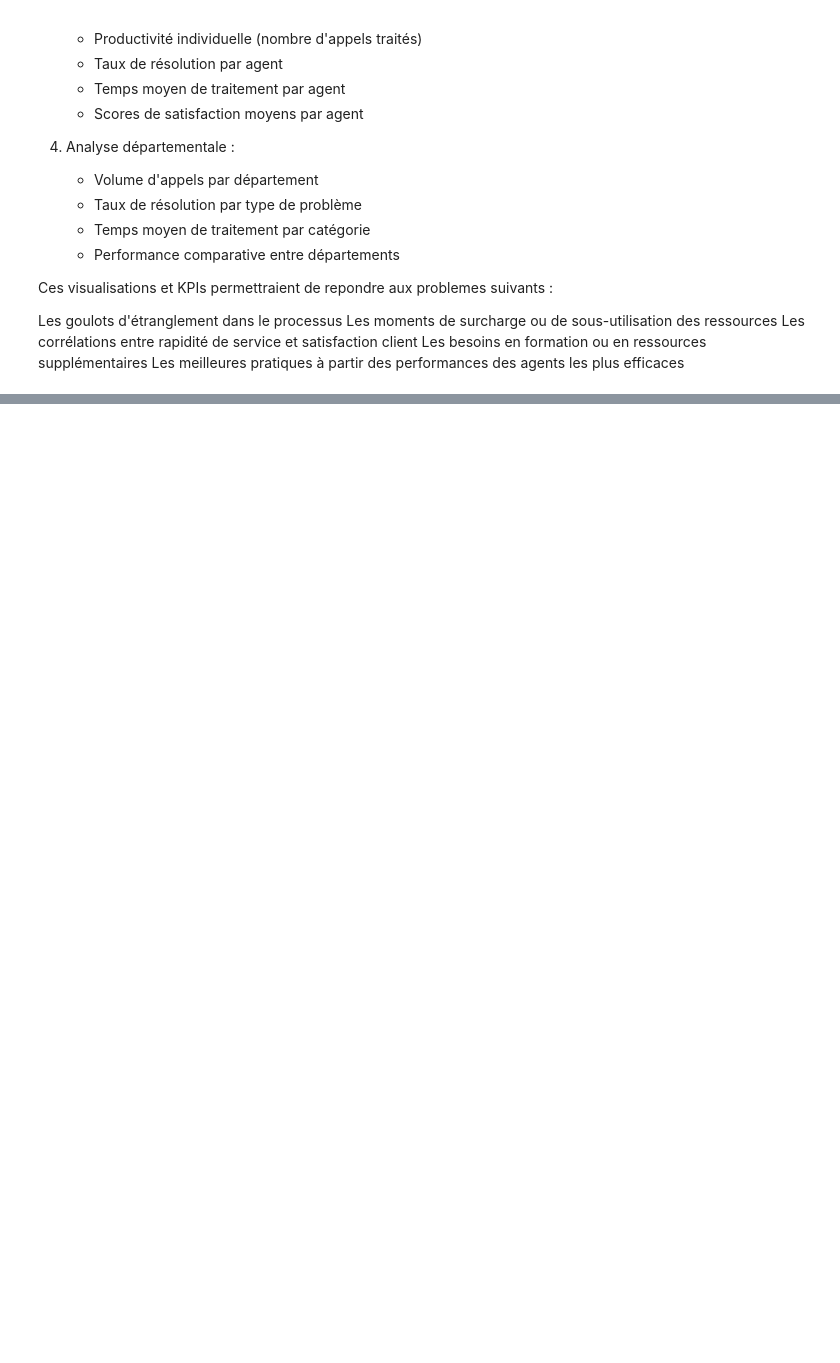
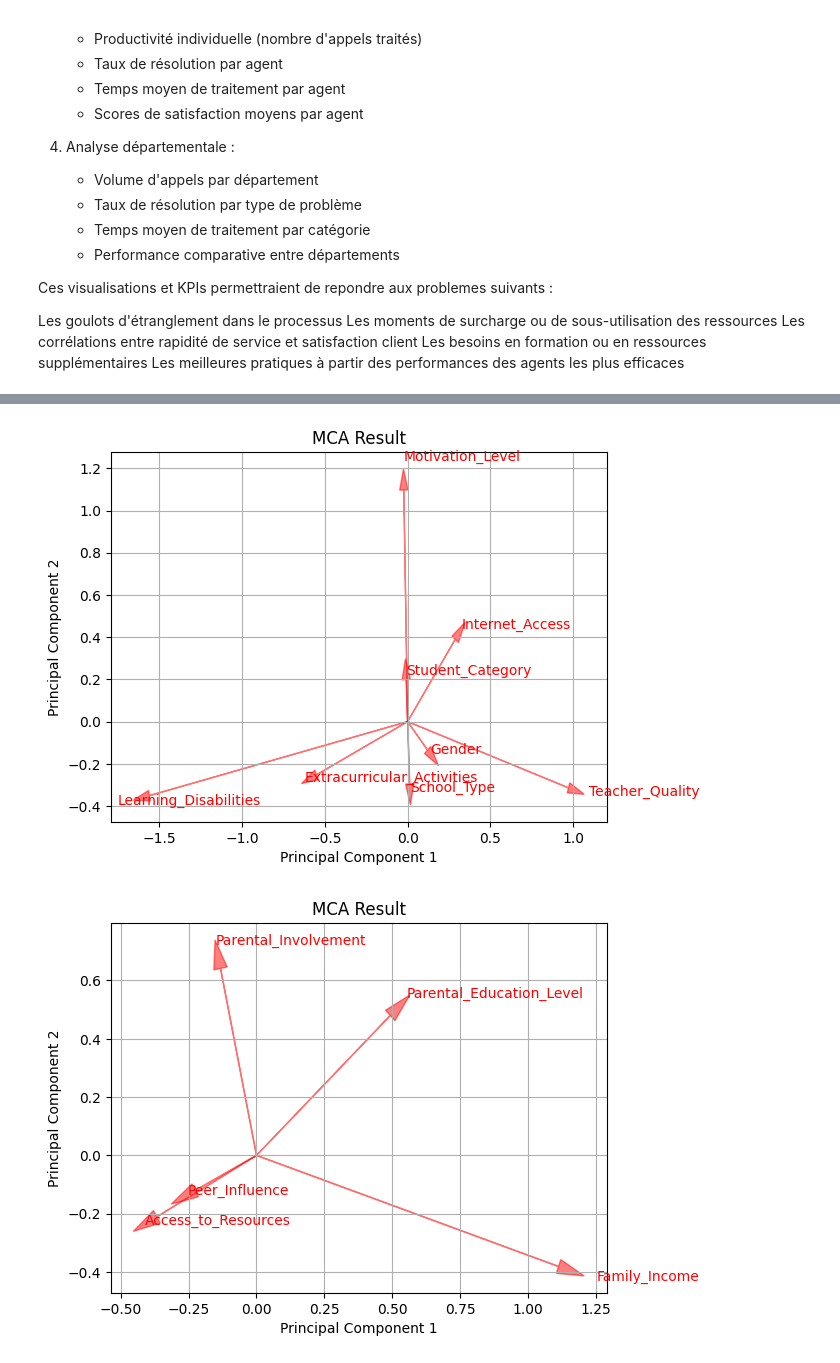
Before and after one commit to Dzeu237/Projet_Viz, a Jupyter notebook: Projet_viz.ipynb, the cells around one changed output, grey strips where cells are left out. Drawn from its saved outputs; the diff is of its cells as text; code cells hidden in the pictures; blank space fills up the shorter version.

```diff
--- a/Projet_viz.ipynb
+++ b/Projet_viz.ipynb
@@ -365,0 +498,4 @@ That's it! Your Jupyter Notebook project is now imported to GitHub.
+# %%
+path="StudentPerformanceFactors.csv"
+data5=pd.read_csv(path,delimiter=",").dropna()
+data5.head()
@@ -365,0 +729,10 @@ That's it! Your Jupyter Notebook project is now imported to GitHub.
+# %%
+df=data5[data5['Student_Category'] == 'Nerd']
+fig=go.Figure(data=[
+    go.Scatter(y=df['Exam_Score'], x=df.index, mode='none',name='Exam_Score',
+    stackgroup='one'
+    ),
+    go.Scatter(y=df['Previous_Scores'],x=df.index,mode='none',name='Previous Score',stackgroup='one')
+])
+
+fig.show()
@@ -365,0 +881,33 @@ That's it! Your Jupyter Notebook project is now imported to GitHub.
+# %%
+# Application de MCA
+student_environment=['Motivation_Level','Teacher_Quality','Extracurricular_Activities','Internet_Access','Learning_Disabilities','Gender','School_Type','Student_Category']
+parent_environment=['Parental_Involvement','Family_Income','Access_to_Resources','Peer_Influence','Parental_Education_Level']
+d1=data5[student_environment]
+d2=data5[parent_environment]
+d=[d1,d2]
+for element in d:
+    mca = MCA(n_components=2)
+    mca = mca.fit(element)
+    mca_coords = mca.row_coordinates(element)
+    df = pd.DataFrame(mca_coords)
+    df.head()
+
+    loadings = mca.column_coordinates(element)
+
+    #Visualisation
+    # plt.figure(figsize=(10, 8))
+    # plt.scatter(mca_coords.iloc[:, 0], mca_coords.iloc[:, 1], alpha=0.5)
+
+    # Plot the variable vectors
+    features = element.columns
+    for i, feature in enumerate(features):
+        plt.arrow(0, 0, loadings.iloc[i, 0], loadings.iloc[i, 1], color='r', alpha=0.5, head_width=0.05, head_length=0.1)
+        plt.text(loadings.iloc[i, 0] * 1.125, loadings.iloc[i, 1] * 1.125, feature, color='r')
+    plt.title('MCA Result')
+    plt.xlabel('Principal Component 1')
+    plt.ylabel('Principal Component 2')
+    plt.grid(True)
+    plt.show()
+# %% [output]
+[figure, added]
+[figure, added]
```
Also changed, not shown: parts of 59 cells of this notebook, 3 other files.
